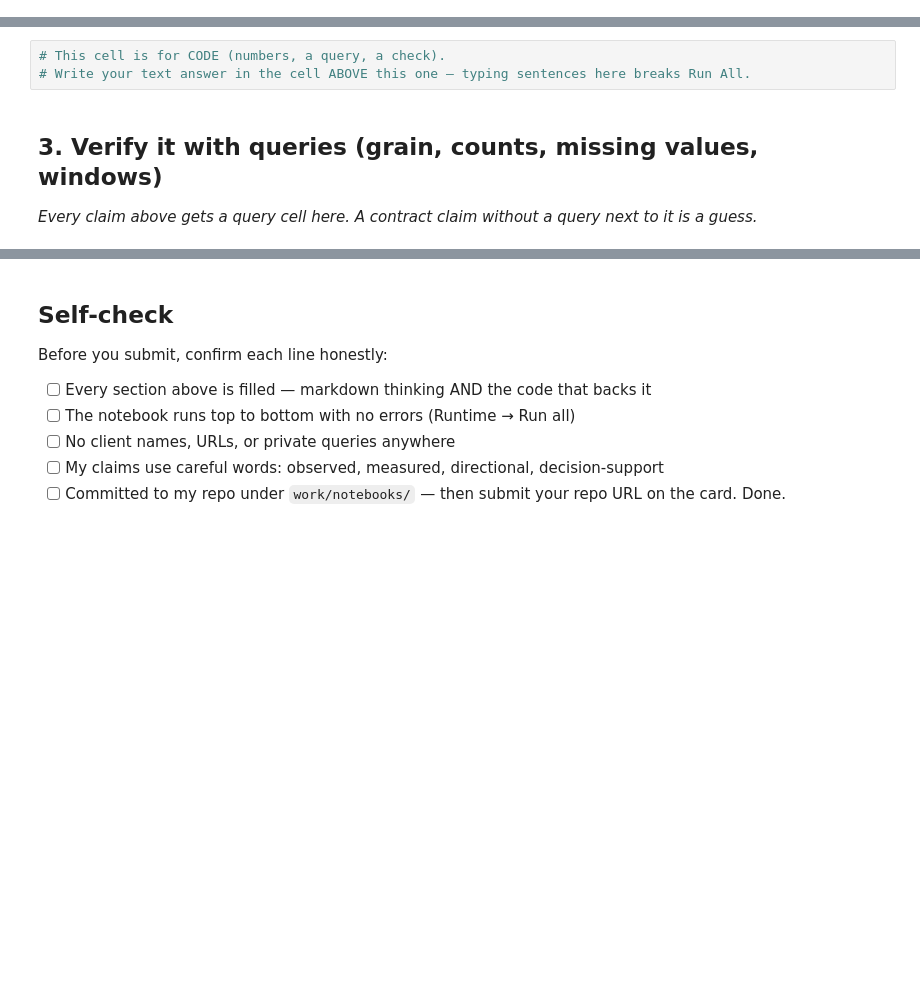
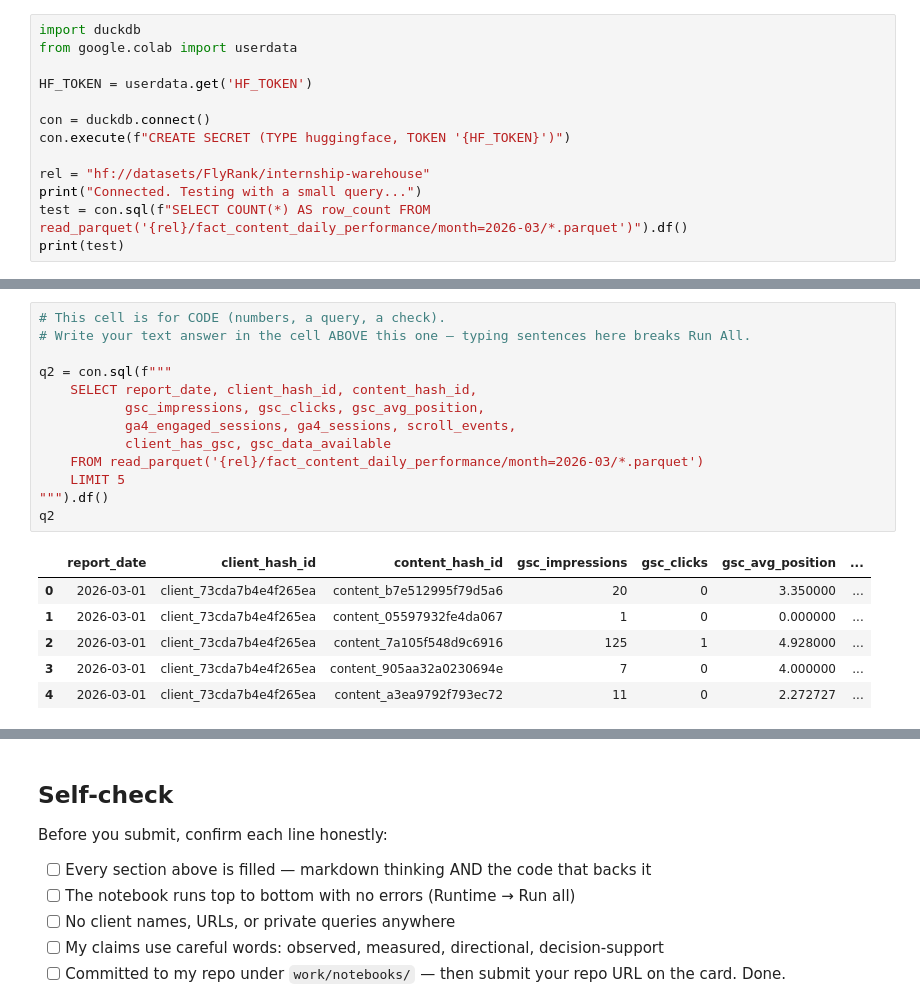
Before and after one commit to Lujain-Mahesar/flyrank-ml-internship, a Jupyter notebook: work/notebooks/w03_data_contract.ipynb, the cells around one changed output, grey strips where cells are left out. Cells and saved outputs as stored; diff of their text form; blank space fills up the shorter version.

```diff
--- a/work/notebooks/w03_data_contract.ipynb
+++ b/work/notebooks/w03_data_contract.ipynb
@@ -12,0 +11,13 @@ This skeleton is yours to fill. Work the sections **in order** — each one has
+# %%
+import duckdb
+from google.colab import userdata
+
+HF_TOKEN = userdata.get('HF_TOKEN')
+
+con = duckdb.connect()
+con.execute(f"CREATE SECRET (TYPE huggingface, TOKEN '{HF_TOKEN}')")
+
+rel = "hf://datasets/FlyRank/internship-warehouse"
+print("Connected. Testing with a small query...")
+test = con.sql(f"SELECT COUNT(*) AS row_count FROM read_parquet('{rel}/fact_content_daily_performance/month=2026-03/*.parquet')").df()
+print(test)
@@ -20,7 +78,20 @@ This skeleton is yours to fill. Work the sections **in order** — each one has
 # %%
 # This cell is for CODE (numbers, a query, a check).
 # Write your text answer in the cell ABOVE this one — typing sentences here breaks Run All.
+
+q2 = con.sql(f"""
+    SELECT report_date, client_hash_id, content_hash_id,
+           gsc_impressions, gsc_clicks, gsc_avg_position,
+           ga4_engaged_sessions, ga4_sessions, scroll_events,
+           client_has_gsc, gsc_data_available
+    FROM read_parquet('{rel}/fact_content_daily_performance/month=2026-03/*.parquet')
+    LIMIT 5
+""").df()
+q2
+# %% [output]
+|  | report_date | client_hash_id | content_hash_id | gsc_impressions | gsc_clicks | gsc_avg_position | ... |
+| 0 | 2026-03-01 | client_73cda7b4e4f265ea | content_b7e512995f79d5a6 | 20 | 0 | 3.350000 | ... |
+| 1 | 2026-03-01 | client_73cda7b4e4f265ea | content_05597932fe4da067 | 1 | 0 | 0.000000 | ... |
+| 2 | 2026-03-01 | client_73cda7b4e4f265ea | content_7a105f548d9c6916 | 125 | 1 | 4.928000 | ... |
+| 3 | 2026-03-01 | client_73cda7b4e4f265ea | content_905aa32a0230694e | 7 | 0 | 4.000000 | ... |
+| 4 | 2026-03-01 | client_73cda7b4e4f265ea | content_a3ea9792f793ec72 | 11 | 0 | 2.272727 | ... |
-# %% [markdown]
-## 3. Verify it with queries (grain, counts, missing values, windows)
-
-*Every claim above gets a query cell here. A contract claim without a query next to it is a guess.*
```
Also changed, not shown: parts of 15 cells of this notebook.
